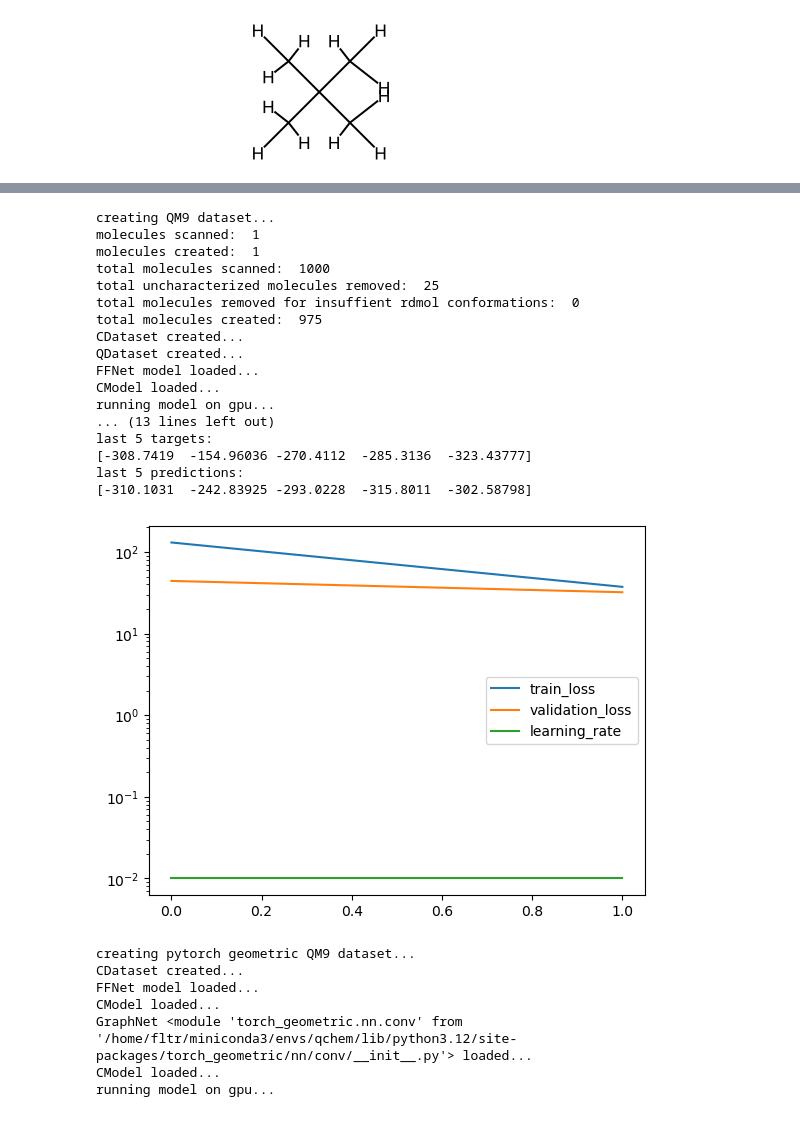
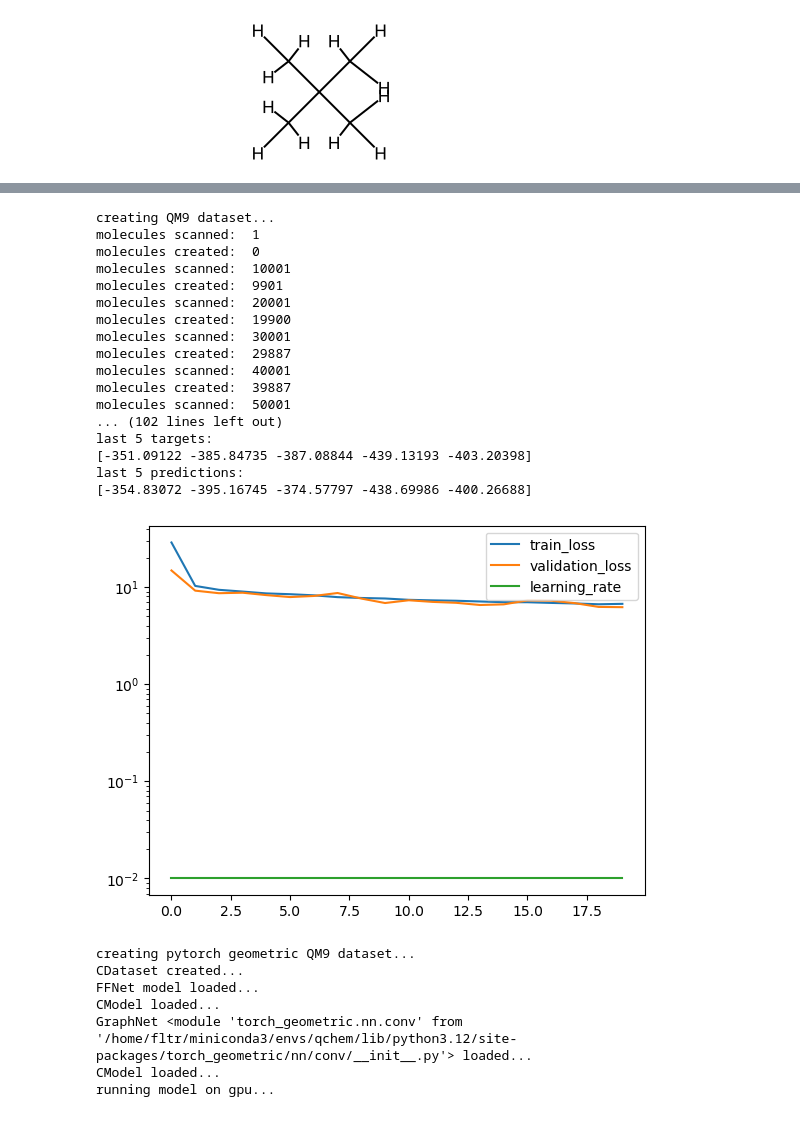
Before and after one commit to icanswim/qchem, a Jupyter notebook: experiment.ipynb, the cells around one changed output, grey strips where cells are left out. Saved outputs shown, nothing was run; the diff lists cells and outputs as text; code cells hidden in the pictures.

Commit message:
updating embedding mech model.forward.  working.

```diff
--- a/experiment.ipynb
+++ b/experiment.ipynb
@@ -316,8 +374,8 @@ ds_param = {'train_param': {'input_dict': {'X': [
                                              #'distance': ['distance'],
                                              #'adjacency': ['adjacency'],
                                              #'mulliken': ['mulliken'],
-                                             #'hybridization': ['hybridization'],
-                                             #'chirality': ['chirality'],
+                                             'hybridization': ['hybridization'],
+                                             'chirality': ['chirality'],
                                              'y': ['U0']},
                               'transforms': {
                                              'hybridization': [Pad1d(29), EmbedLookup(lookup_hybrid), AsTensor()],
@@ -333,65 +391,64 @@ ds_param = {'train_param': {'input_dict': {'X': [
                                              'idx': [AsTensor()],
                                              'U0': [AsTensor()],
                                             },
-                              #'filter_on': ('n_atoms','<','10'),
-                              'n': 1000, #non-random subset for testing,
-                              'use_pickle': False, #use pickle if exists otherwise create
-                              'n_conformers': 0,
+                              'filter_on': ('n_atoms','>','8'),
+                              #'n': 1000, #non-random subset for testing,
+                              'use_pickle': 'n_atoms_greater_than_8_3_conf', #use pickle if exists otherwise create
+                              'n_conformers': 3,
                               'dict2data': False}}
 
-model_param = {'in_channels': 29+29+29+29+29*29, #1421=957+464
+model_param = {'in_channels': 29+29+29+29+29*29+8*29+8*29,
                'hidden': 2048,
                'out_channels': 1,
                'model_name': 'funnel',
-               #'embed_param': {'hybridization': (9,8,0,True),
-               #                'chirality': (4,8,0,True)},
-               #                'flatten': True,
-               }
+               'embed_param': {'hybridization': (9,8,0,True),
+                               'chirality': (4,8,0,True),
+                               'flatten': True}}
 
 metrics_param = {'report_interval': 100,
                  'log_plot': True,
                  'min_lr': .0013} #early stopping when lr is =<
 
 crit_param = {'reduction': 'sum'}
 
 sample_param = {'set_seed': 88,
                  'splits': (.7,.15),
                  #'subset': .1, #create random subset
                 }
 
 sched_param = {'factor': .6,
                 'patience': 5,
                 'cooldown': 5,
                 'min_lr': .00125} #plateau at this value
 
 opt_param = {'lr': 0.01}
 
 
 l = Learn([QM9], FFNet, Selector,
           Optimizer=Adam, Scheduler=ReduceLROnPlateau, Criterion=L1Loss,
           model_param=model_param, ds_param=ds_param, sample_param=sample_param,
           opt_param=opt_param, sched_param=sched_param, crit_param=crit_param,
           metrics_param=metrics_param,
-          squeeze_y_pred=False, batch_size=12, epochs=2, save_model=False)
+          squeeze_y_pred=False, batch_size=128, epochs=20, save_model=False)
 # %% [output]
 creating QM9 dataset...
 molecules scanned:  1
-molecules created:  1
-total molecules scanned:  1000
-total uncharacterized molecules removed:  25
-total molecules removed for insuffient rdmol conformations:  0
-total molecules created:  975
-CDataset created...
-QDataset created...
-FFNet model loaded...
-CModel loaded...
-running model on gpu...
-... (13 lines left out)
+molecules created:  0
+molecules scanned:  10001
+molecules created:  9901
+molecules scanned:  20001
+molecules created:  19900
+molecules scanned:  30001
+molecules created:  29887
+molecules scanned:  40001
+molecules created:  39887
+molecules scanned:  50001
+... (102 lines left out)
 last 5 targets:
-[-308.7419  -154.96036 -270.4112  -285.3136  -323.43777]
+[-351.09122 -385.84735 -387.08844 -439.13193 -403.20398]
 last 5 predictions:
-[-310.1031  -242.83925 -293.0228  -315.8011  -302.58798]
+[-354.83072 -395.16745 -374.57797 -438.69986 -400.26688]
-[figure, old version]
+[figure, new version]
 # %%
 #example cosmosis/qchem PyG dataset wrapper with Data object output with
 #custom transforms and sklearn metrics and custom PyG model
```
Also changed, not shown: parts of 6 cells of this notebook, 1 other file.
